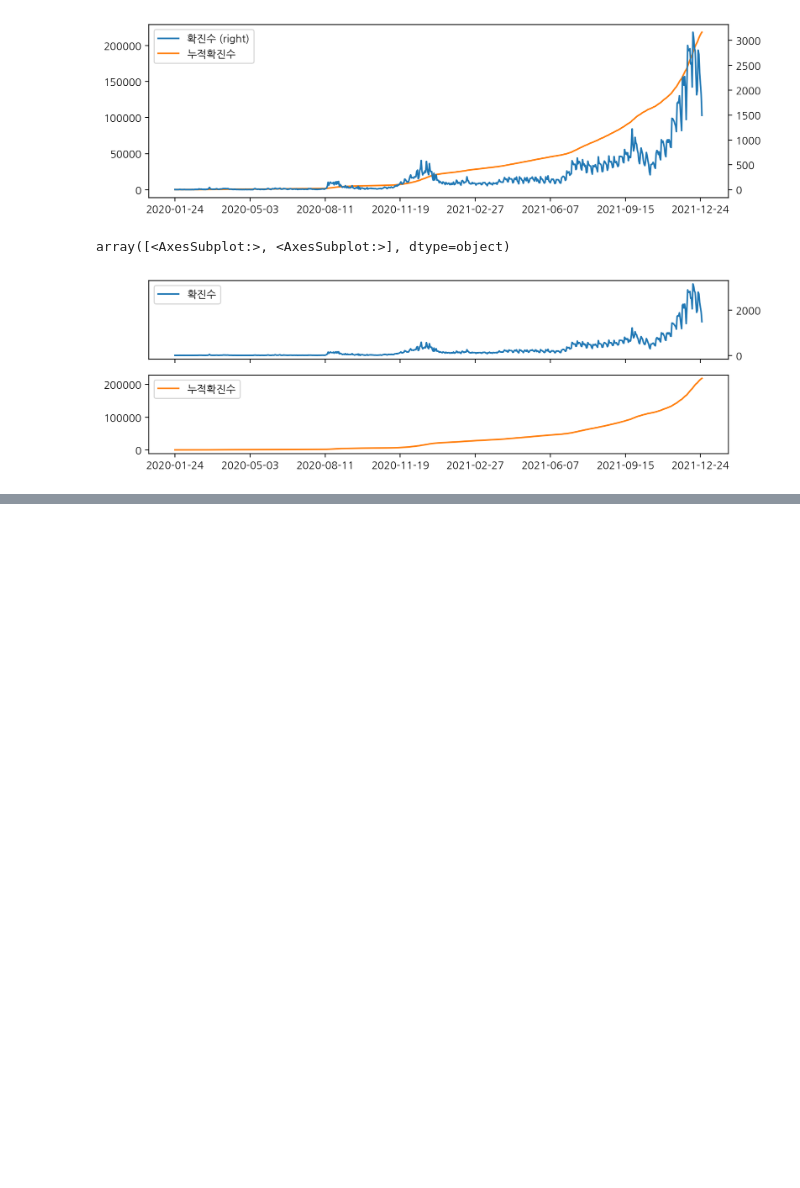
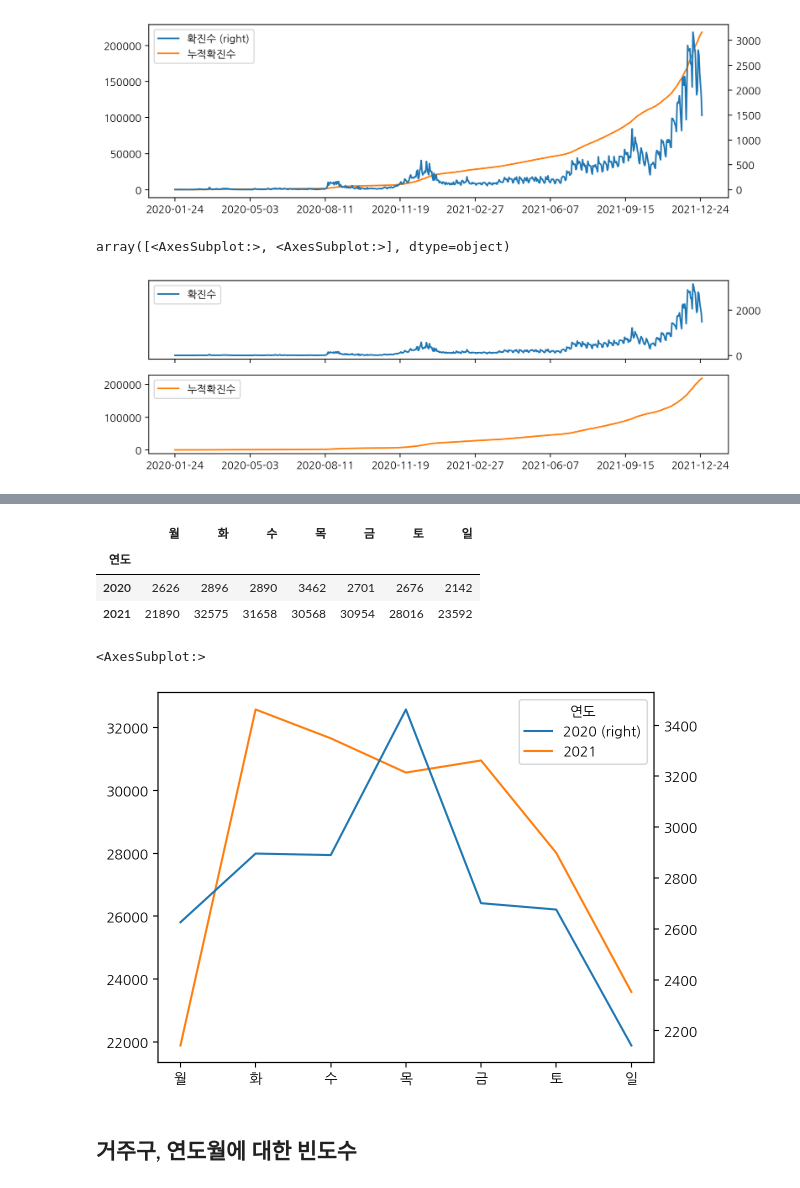
Before and after one commit to wumusill/AI_School, a Jupyter notebook: TP2/Day6/python0303.ipynb, the cells around one changed output, grey strips where cells are left out. Cells and saved outputs as stored; diff of their text form; code cells hidden in the pictures; blank space fills up the shorter version.

```diff
--- a/TP2/Day6/python0303.ipynb
+++ b/TP2/Day6/python0303.ipynb
@@ -619,0 +769,3 @@ array([<AxesSubplot:>, <AxesSubplot:>], dtype=object)
+# %%
+weekday_list = [year_weekday[weekday] for weekday in list("월화수목금토일")]
+weekday_list
@@ -619,0 +790,15 @@ array([<AxesSubplot:>, <AxesSubplot:>], dtype=object)
+# %%
+year_weekday = pd.concat(weekday_list, axis = 1)
+year_weekday
+# %% [output]
+|  | 월 | 화 | 수 | 목 | 금 | 토 | 일 |
+| 연도 |  |  |  |  |  |  |  |
+| 2020 | 2626 | 2896 | 2890 | 3462 | 2701 | 2676 | 2142 |
+| 2021 | 21890 | 32575 | 31658 | 30568 | 30954 | 28016 | 23592 |
+# %%
+year_weekday.T.plot(secondary_y=2020)
+# %% [output]
+<AxesSubplot:>
+[figure, added]
+# %% [markdown]
+## 거주구, 연도월에 대한 빈도수
```
Also changed, not shown: parts of 37 cells of this notebook.
